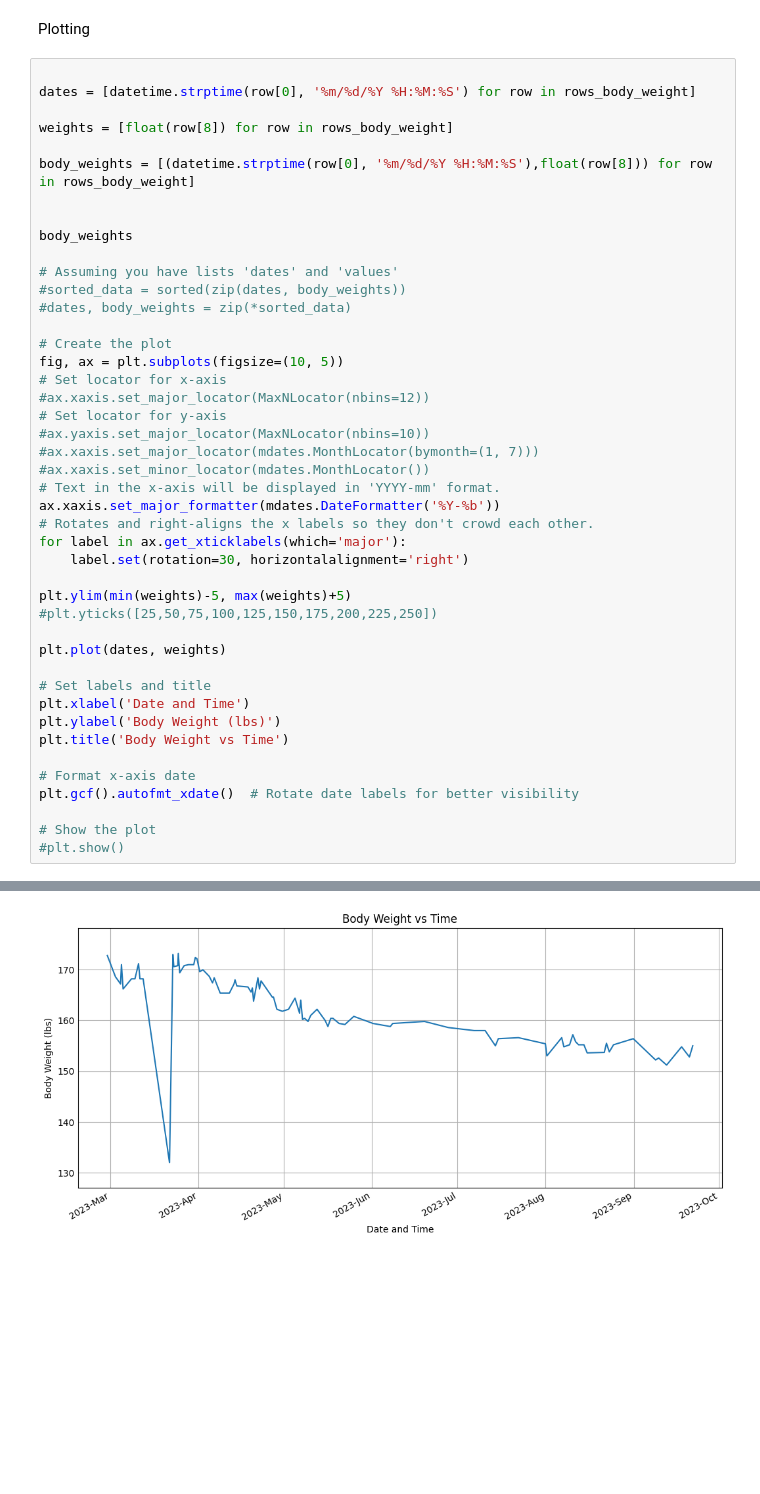
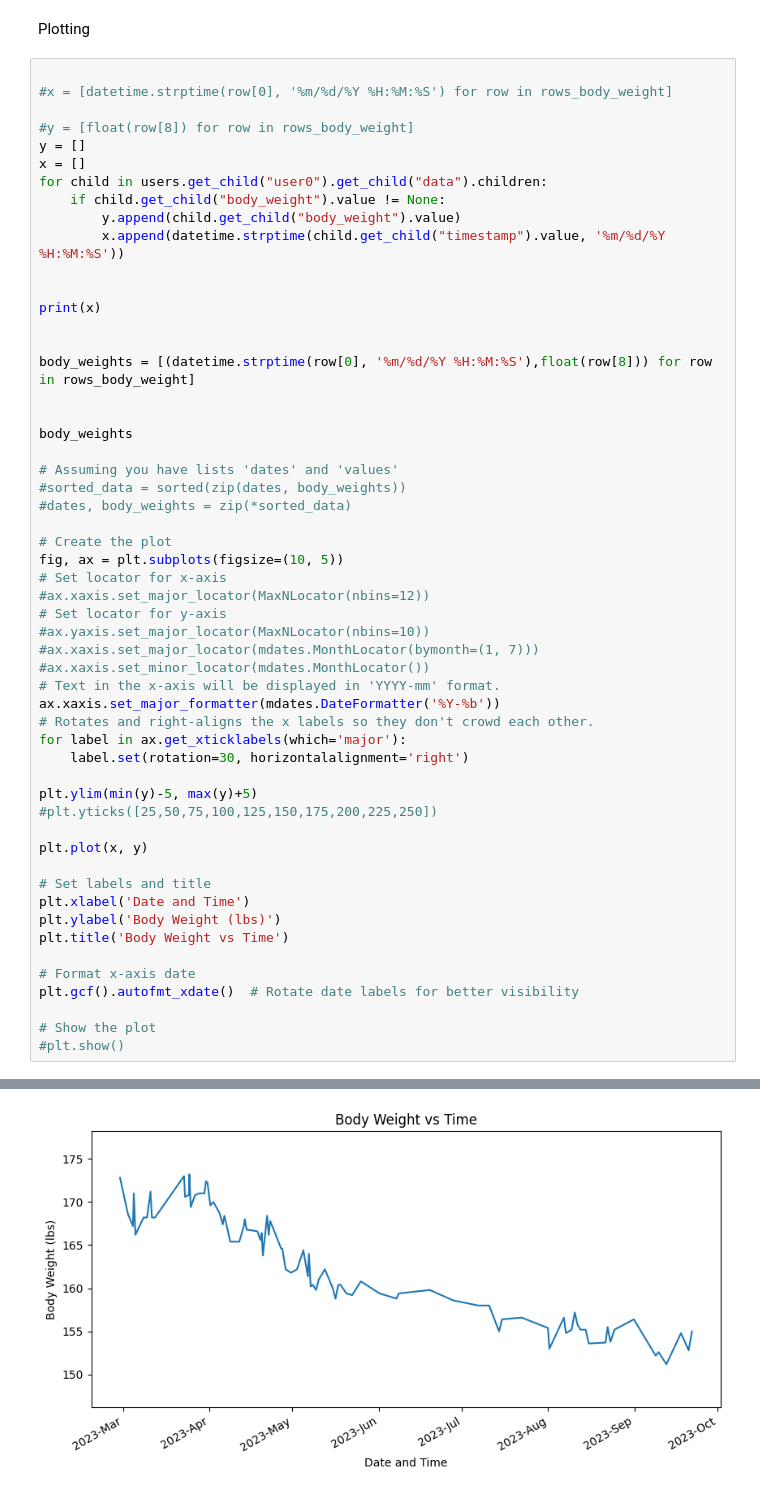
Before and after one commit to sdimov2/gym-log, a Jupyter notebook: gym-log.ipynb, the cells around one changed output, grey strips where cells are left out. Drawn from its saved outputs; the diff is of its cells as text; blank space fills up the shorter version.

Commit message:
added basic tree functionality and applied it to the body weight graph

```diff
--- a/gym-log.ipynb
+++ b/gym-log.ipynb
@@ -72,9 +138,19 @@ rows_body_weight = [row for row in steve_data if row[8] != '']
 Plotting
 # %%
 
-dates = [datetime.strptime(row[0], '%m/%d/%Y %H:%M:%S') for row in rows_body_weight]
+#x = [datetime.strptime(row[0], '%m/%d/%Y %H:%M:%S') for row in rows_body_weight]
 
-weights = [float(row[8]) for row in rows_body_weight]
+#y = [float(row[8]) for row in rows_body_weight]
+y = []
+x = []
+for child in users.get_child("user0").get_child("data").children:
+    if child.get_child("body_weight").value != None:
+        y.append(child.get_child("body_weight").value)
+        x.append(datetime.strptime(child.get_child("timestamp").value, '%m/%d/%Y %H:%M:%S'))
+
+
+print(x)
+
 
 body_weights = [(datetime.strptime(row[0], '%m/%d/%Y %H:%M:%S'),float(row[8])) for row in rows_body_weight]
 
@@ -99,10 +175,10 @@ ax.xaxis.set_major_formatter(mdates.DateFormatter('%Y-%b'))
 for label in ax.get_xticklabels(which='major'):
     label.set(rotation=30, horizontalalignment='right')
 
-plt.ylim(min(weights)-5, max(weights)+5)
+plt.ylim(min(y)-5, max(y)+5)
 #plt.yticks([25,50,75,100,125,150,175,200,225,250])
 
-plt.plot(dates, weights)
+plt.plot(x, y)
 
 # Set labels and title
 plt.xlabel('Date and Time')
@@ -118,4 +195,4 @@ plt.gcf().autofmt_xdate()  # Rotate date labels for better visibility
-[figure, old version]
+[figure, new version]
 # %%
 sheet_id = '1CxCLvg2CGSHYNWskSa8JlBOPmF4th4XPEQQfy6AouYw'
 xls = pd.ExcelFile(f"https://docs.google.com/spreadsheets/d/{sheet_id}/export?format=xlsx")
```
Also changed, not shown: parts of 4 cells of this notebook.
